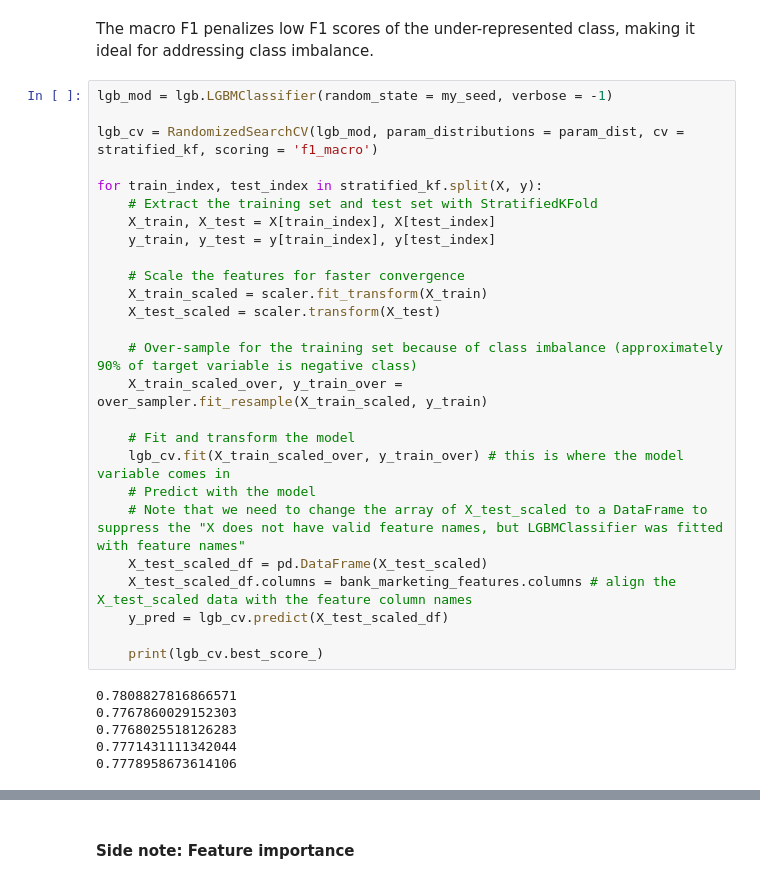
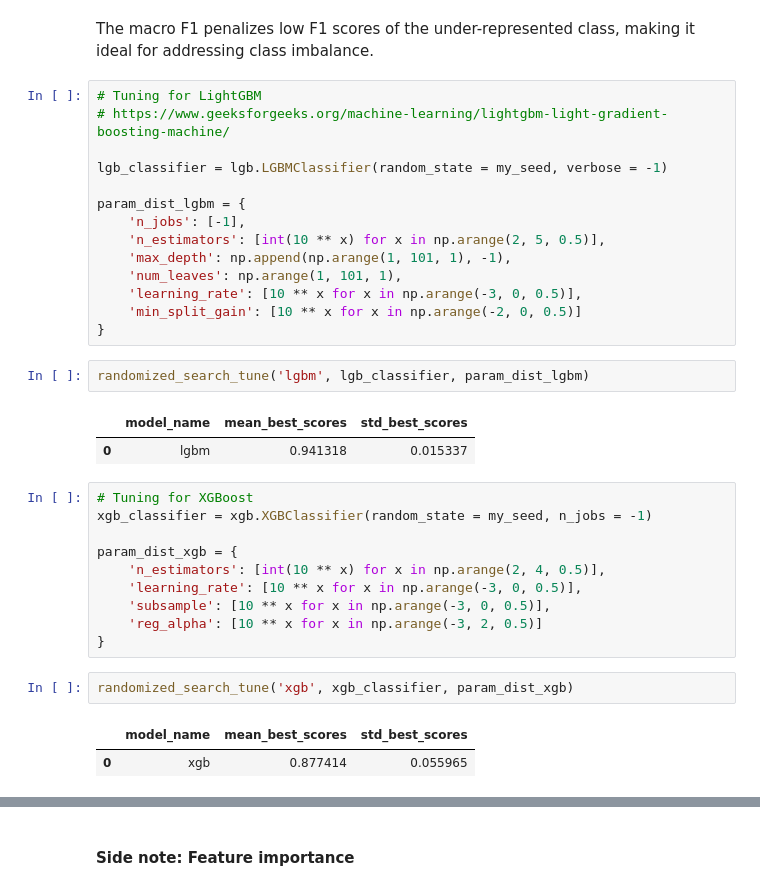
Before and after one commit to thaianle/bank-marketing, a Jupyter notebook: bank-marketing.ipynb, the cells around one changed output, grey strips where cells are left out. Saved outputs shown, nothing was run; the diff lists cells and outputs as text.

```diff
--- a/bank-marketing.ipynb
+++ b/bank-marketing.ipynb
@@ -713,34 +740,36 @@ param_dist = {
 # %% [markdown]
 The macro F1 penalizes low F1 scores of the under-represented class, making it ideal for addressing class imbalance.
-# %%
-lgb_mod = lgb.LGBMClassifier(random_state = my_seed, verbose = -1)
-
-lgb_cv = RandomizedSearchCV(lgb_mod, param_distributions = param_dist, cv = stratified_kf, scoring = 'f1_macro')
-
-for train_index, test_index in stratified_kf.split(X, y):
-    # Extract the training set and test set with StratifiedKFold
-    X_train, X_test = X[train_index], X[test_index]
-    y_train, y_test = y[train_index], y[test_index]
-
-    # Scale the features for faster convergence
-    X_train_scaled = scaler.fit_transform(X_train)
-    X_test_scaled = scaler.transform(X_test)
-
-    # Over-sample for the training set because of class imbalance (approximately 90% of target variable is negative class)
-    X_train_scaled_over, y_train_over = over_sampler.fit_resample(X_train_scaled, y_train)
-
-    # Fit and transform the model
-    lgb_cv.fit(X_train_scaled_over, y_train_over) # this is where the model variable comes in
-    # Predict with the model
-    # Note that we need to change the array of X_test_scaled to a DataFrame to suppress the "X does not have valid feature names, but LGBMClassifier was fitted with feature names"
-    X_test_scaled_df = pd.DataFrame(X_test_scaled)
-    X_test_scaled_df.columns = bank_marketing_features.columns # align the X_test_scaled data with the feature column names
-    y_pred = lgb_cv.predict(X_test_scaled_df)
-
-    print(lgb_cv.best_score_)
-# %% [output]
-0.7808827816866571
-0.7767860029152303
-0.7768025518126283
-0.7771431111342044
-0.7778958673614106
+# %%
+# Tuning for LightGBM
+# https://www.geeksforgeeks.org/machine-learning/lightgbm-light-gradient-boosting-machine/
+
+lgb_classifier = lgb.LGBMClassifier(random_state = my_seed, verbose = -1)
+
+param_dist_lgbm = {
+    'n_jobs': [-1],
+    'n_estimators': [int(10 ** x) for x in np.arange(2, 5, 0.5)],
+    'max_depth': np.append(np.arange(1, 101, 1), -1),
+    'num_leaves': np.arange(1, 101, 1),
+    'learning_rate': [10 ** x for x in np.arange(-3, 0, 0.5)],
+    'min_split_gain': [10 ** x for x in np.arange(-2, 0, 0.5)]
+}
+# %%
+randomized_search_tune('lgbm', lgb_classifier, param_dist_lgbm)
+# %% [output]
+|  | model_name | mean_best_scores | std_best_scores |
+| 0 | lgbm | 0.941318 | 0.015337 |
+# %%
+# Tuning for XGBoost
+xgb_classifier = xgb.XGBClassifier(random_state = my_seed, n_jobs = -1)
+
+param_dist_xgb = {
+    'n_estimators': [int(10 ** x) for x in np.arange(2, 4, 0.5)],
+    'learning_rate': [10 ** x for x in np.arange(-3, 0, 0.5)],
+    'subsample': [10 ** x for x in np.arange(-3, 0, 0.5)],
+    'reg_alpha': [10 ** x for x in np.arange(-3, 2, 0.5)]
+}
+# %%
+randomized_search_tune('xgb', xgb_classifier, param_dist_xgb)
+# %% [output]
+|  | model_name | mean_best_scores | std_best_scores |
+| 0 | xgb | 0.877414 | 0.055965 |
```
Also changed, not shown: parts of 12 cells of this notebook, 3 other files.
